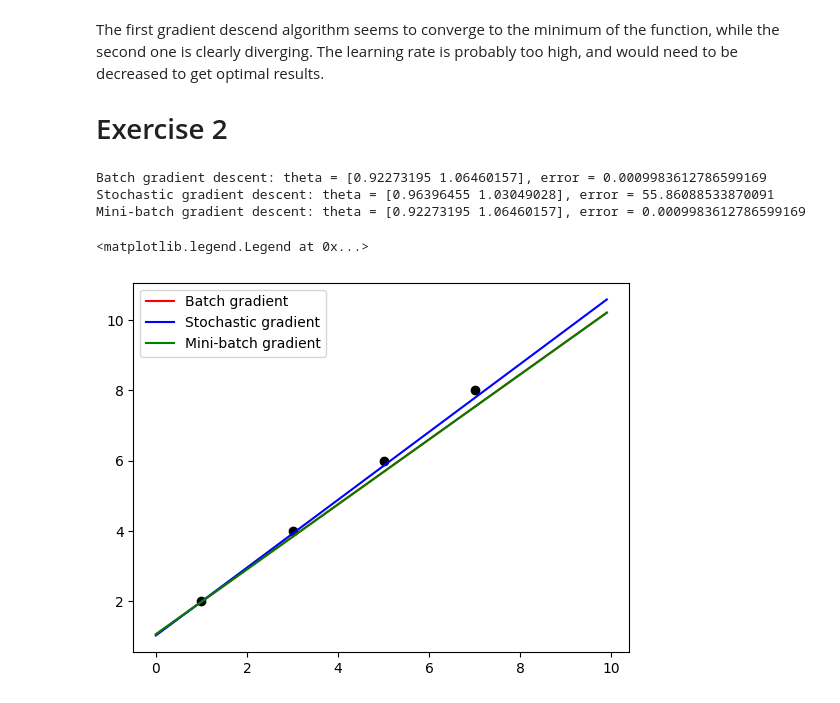
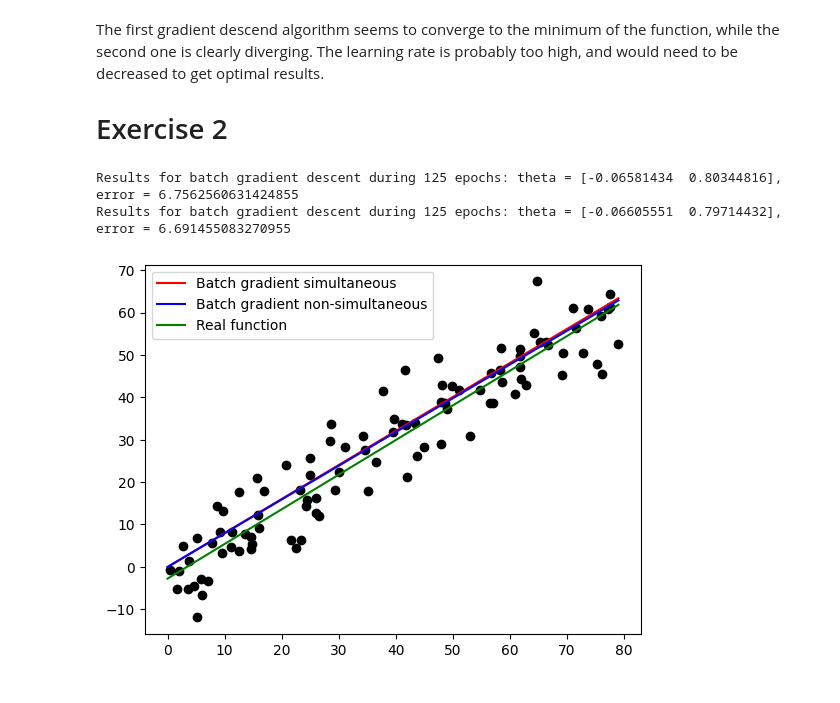
Before and after one commit to JeannesTheo/DataMiningForNetworks, a Jupyter notebook: Assignement1.ipynb, the cells around one changed output. Drawn from its saved outputs; the diff is of its cells as text; code cells hidden in the pictures.

```diff
--- a/Assignement1.ipynb
+++ b/Assignement1.ipynb
@@ -72 +59,13 @@ def linear_regression_mini_batch_gradient(X, y, learning_rate=0.01, max_iter=100
+# %%
+def batch_gradient(X, y,alpha, theta,simultaneous):
+    # Calculate the gradients and update the coefficients
+    return update_coefficients(X, y, alpha,theta,simultaneous)
+
+def stochastic_gradient(X,y, alpha, theta):
+    random_index = np.random.randint(0, len(X))
+    return update_coefficients(X[random_index], y[random_index], alpha, theta,simultaneous=True)
+
+def mini_batch_gradient(X,y, alpha, theta):
+    random_samples = np.random.randint(0, len(X), BATCH_SIZE)
+    return update_coefficients(X[random_samples], y[random_samples], alpha, theta,simultaneous=True)
 # %%
@@ -74,29 +91,20 @@ def linear_regression_mini_batch_gradient(X, y, learning_rate=0.01, max_iter=100
-# %%
-X = np.array([[1, 2], [3, 4], [5, 6], [7, 8]])
-y = np.array([3, 7, 11, 15])
-theta_batch, err_batch = linear_regression_batch_gradient(X, y)
-theta_stochastic, err_stochastic = linear_regression_stochastic_gradient(X, y)
-theta_mini_batch, err_mini_batch = linear_regression_mini_batch_gradient(X, y)
-print("Batch gradient descent: theta = {}, error = {}".format(theta_batch, err_batch))
-print("Stochastic gradient descent: theta = {}, error = {}".format(theta_stochastic, err_stochastic))
-print("Mini-batch gradient descent: theta = {}, error = {}".format(theta_mini_batch, err_mini_batch))
-# %% [output]
-Batch gradient descent: theta = [0.92273195 1.06460157], error = 0.0009983612786599169
-Stochastic gradient descent: theta = [0.96396455 1.03049028], error = 55.86088533870091
-Mini-batch gradient descent: theta = [0.92273195 1.06460157], error = 0.0009983612786599169
-# %%
-plt.scatter(X[:, 0], X[:, 1],color='black')
-def f(x):
-    return theta_batch[0] * x + theta_batch[1]
-def g(x):
-    return theta_stochastic[0] * x + theta_stochastic[1]
-def h(x):
-    return theta_mini_batch[0] * x + theta_mini_batch[1]
-x = np.arange(0, 10, 0.1)
-plt.plot(x, f(x), label='Batch gradient', color='r')
-plt.plot(x, g(x), label='Stochastic gradient', color='b')
-plt.plot(x, h(x), label='Mini-batch gradient', color='g')
-plt.legend()
-# %% [output]
-<matplotlib.legend.Legend at 0x...>
-[figure, removed]
+# %%
+X = np.random.uniform(0, RANGE_VALUES, NB_VALUES)
+theta_reel = np.array([np.random.uniform(-3,3), np.random.uniform(-3,3)])
+y = f(X,theta_reel) + np.random.normal(0, 7, NB_VALUES)
+# %%
+thetas_sim, loss_sim,epochs_sim = linear_regression(X, y)
+thetas, loss,epochs = linear_regression(X, y,simultaneous=False)
+# %% [output]
+Results for batch gradient descent during 125 epochs: theta = [-0.06581434  0.80344816], error = 6.7562560631424855
+Results for batch gradient descent during 125 epochs: theta = [-0.06605551  0.79714432], error = 6.691455083270955
+# %%
+plt.scatter(X,y, color='black')
+x = np.arange(0, RANGE_VALUES,1)
+plt.plot(f(x, thetas_sim[-1]), label='Batch gradient simultaneous', color='r')
+plt.plot(f(x, thetas[-1]), label='Batch gradient non-simultaneous', color='b')
+plt.plot(f(x,theta_reel), label='Real function', color='g')
+plt.legend()
+plt.show()
+# %% [output]
+[figure, added]
```
Also changed, not shown: parts of 13 cells of this notebook, 8 other files.
